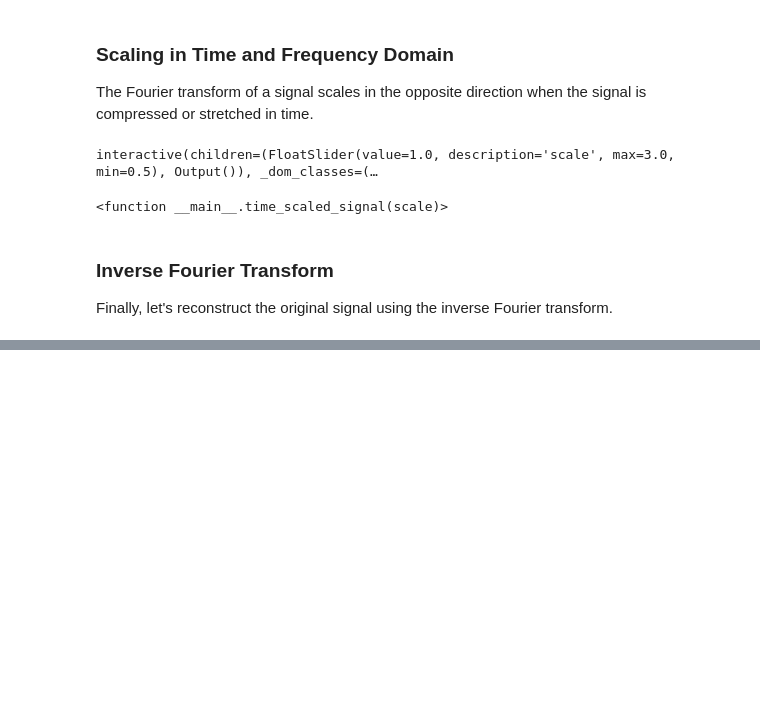
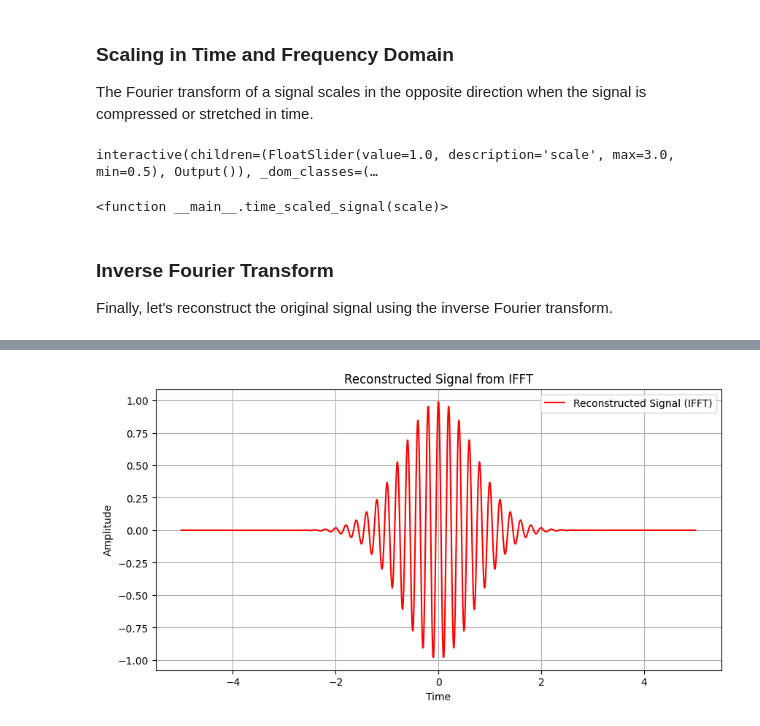
Before and after one commit to pejmanrasti/traitement_des_signaux_M1, a Jupyter notebook: 2_Fourier_Transform_Signals.ipynb, the cells around one changed output, grey strips where cells are left out. Cells and saved outputs as stored; diff of their text form; code cells hidden in the pictures; blank space fills up the shorter version.

```diff
--- a/2_Fourier_Transform_Signals.ipynb
+++ b/2_Fourier_Transform_Signals.ipynb
@@ -121,3 +133,15 @@ Finally, let's reconstruct the original signal using the inverse Fourier transfo
+# %%
+# Plot the Reconstructed Signal
+plt.figure(figsize=(10, 5))
+plt.plot(t, np.real(reconstructed_signal), label='Reconstructed Signal (IFFT)', color='red')
+plt.title('Reconstructed Signal from IFFT')
+plt.xlabel('Time')
+plt.ylabel('Amplitude')
+plt.grid(True)
+plt.legend()
+plt.show()
+# %% [output]
+[figure, added]
 # %%
 # Inverse Fourier Transform
 reconstructed_signal = ifft(signal_fft)
```
Also changed, not shown: parts of 2 cells of this notebook.
